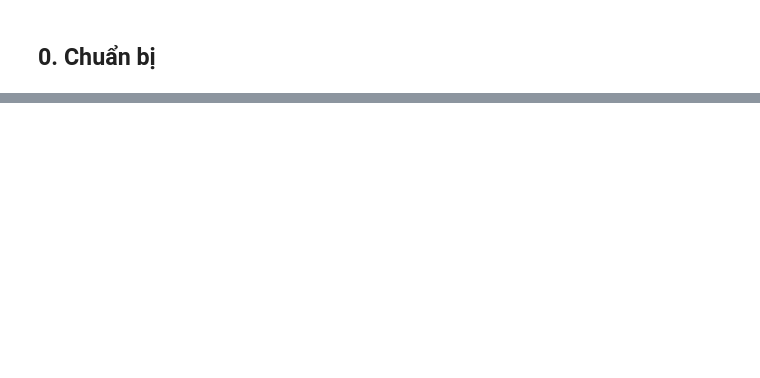
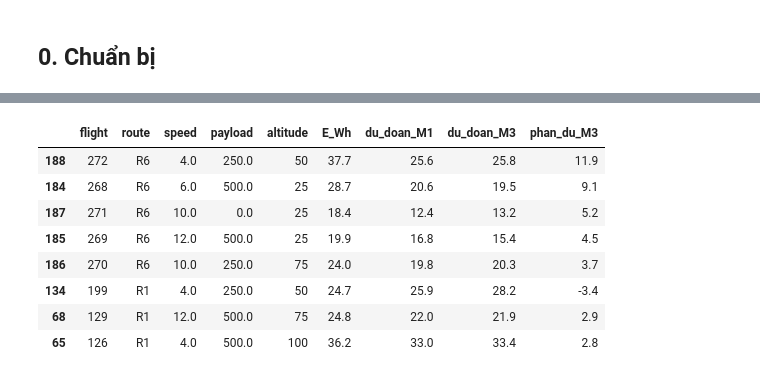
Before and after one commit to viewer22/DTA, a Jupyter notebook: notebooks/04_experiment_evaluation.ipynb, the cells around one changed output, grey strips where cells are left out. Cells and saved outputs as stored; diff of their text form; code cells hidden in the pictures; blank space fills up the shorter version.

```diff
--- a/notebooks/04_experiment_evaluation.ipynb
+++ b/notebooks/04_experiment_evaluation.ipynb
@@ -36,0 +120,19 @@ SEED = 301
+# %%
+bang = pd.DataFrame({
+    ten: {"MAE_tb": d["MAE"].mean(), "RMSE_tb": d["RMSE"].mean(), "R2_tb": d["R2"].mean(),
+          "MAE_sd": d["MAE"].std(), "RMSE_sd": d["RMSE"].std(), "R2_sd": d["R2"].std()}
+    for ten, d in diem.items()
+}).T
+bang["MAE / E trung bình"] = (bang["MAE_tb"] / y.mean() * 100).round(1).astype(str) + "%"
+bang["Giảm MAE so với B2"] = ((1 - bang["MAE_tb"] / bang.loc["B2. Hồi quy tuyến tính", "MAE_tb"]) * 100).round(0).astype(int).astype(str) + "%"
+
+hien = pd.DataFrame({
+    "MAE (Wh)": bang["MAE_tb"].round(2).astype(str) + " ± " + bang["MAE_sd"].round(2).astype(str),
+    "RMSE (Wh)": bang["RMSE_tb"].round(2).astype(str) + " ± " + bang["RMSE_sd"].round(2).astype(str),
+    "R²": bang["R2_tb"].round(2).astype(str) + " ± " + bang["R2_sd"].round(2).astype(str),
+    "MAE / E trung bình": bang["MAE / E trung bình"],
+    "Giảm MAE so với B2": bang["Giảm MAE so với B2"],
+})
+bang.drop(columns=["MAE / E trung bình", "Giảm MAE so với B2"]).round(4).to_csv(
+    ROOT / "reports" / "experiment_results.csv", encoding="utf-8-sig")
+hien
@@ -50,0 +266,17 @@ Viết bằng lời của bạn: bước này tìm ra gì, con số nào sẽ đ
+# %%
+TOT_NHAT = "M3. Gradient Boosting"
+xem = df[["flight", "route", "speed", "payload", "altitude", "E_Wh"]].copy()
+xem["du_doan_M1"] = du_doan["M1. Hồi quy + speed²"].round(1)
+xem["du_doan_M3"] = du_doan[TOT_NHAT].round(1)
+xem["phan_du_M3"] = phan_du[TOT_NHAT].round(1)
+xem.reindex(phan_du[TOT_NHAT].abs().sort_values(ascending=False).index).head(8).round(1)
+# %% [output]
+|  | flight | route | speed | payload | altitude | E_Wh | du_doan_M1 | du_doan_M3 | phan_du_M3 |
+| 188 | 272 | R6 | 4.0 | 250.0 | 50 | 37.7 | 25.6 | 25.8 | 11.9 |
+| 184 | 268 | R6 | 6.0 | 500.0 | 25 | 28.7 | 20.6 | 19.5 | 9.1 |
+| 187 | 271 | R6 | 10.0 | 0.0 | 25 | 18.4 | 12.4 | 13.2 | 5.2 |
+| 185 | 269 | R6 | 12.0 | 500.0 | 25 | 19.9 | 16.8 | 15.4 | 4.5 |
+| 186 | 270 | R6 | 10.0 | 250.0 | 75 | 24.0 | 19.8 | 20.3 | 3.7 |
+| 134 | 199 | R1 | 4.0 | 250.0 | 50 | 24.7 | 25.9 | 28.2 | -3.4 |
+| 68 | 129 | R1 | 12.0 | 500.0 | 75 | 24.8 | 22.0 | 21.9 | 2.9 |
+| 65 | 126 | R1 | 4.0 | 500.0 | 100 | 36.2 | 33.0 | 33.4 | 2.8 |
```
Also changed, not shown: parts of 36 cells of this notebook, 4 other files.
